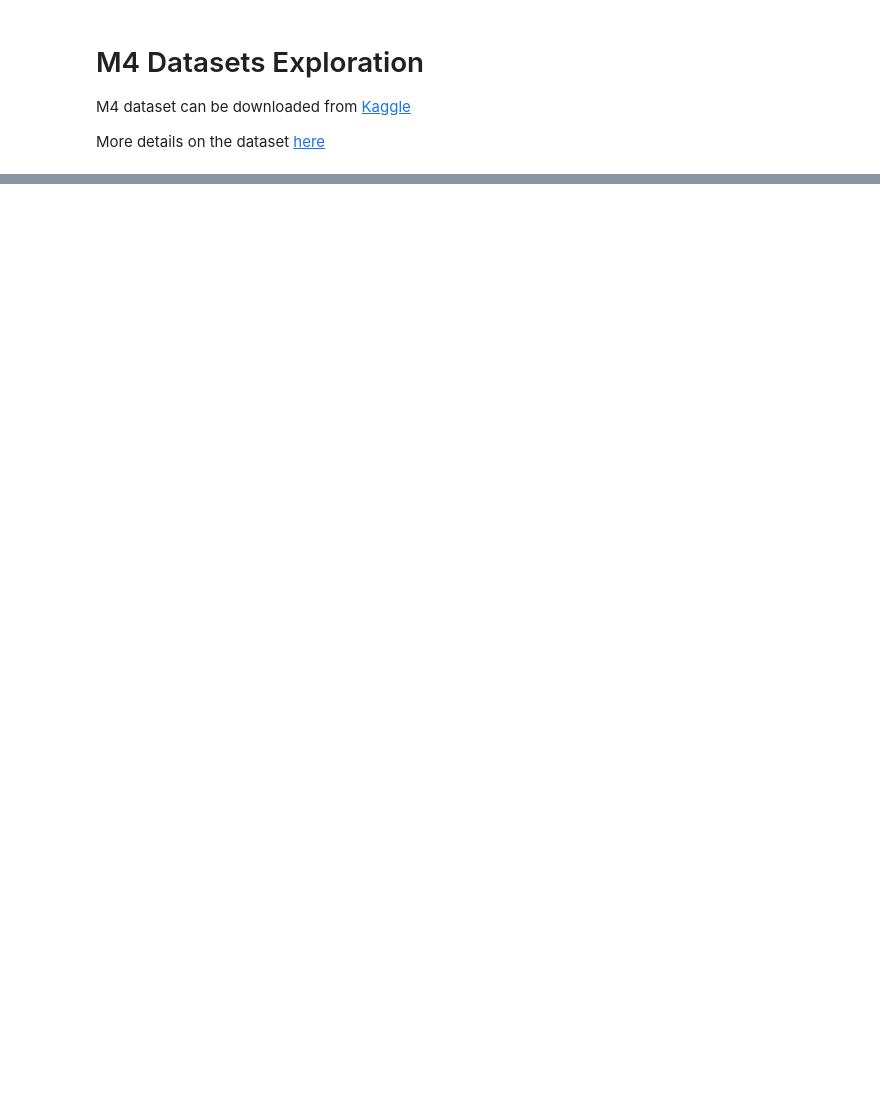
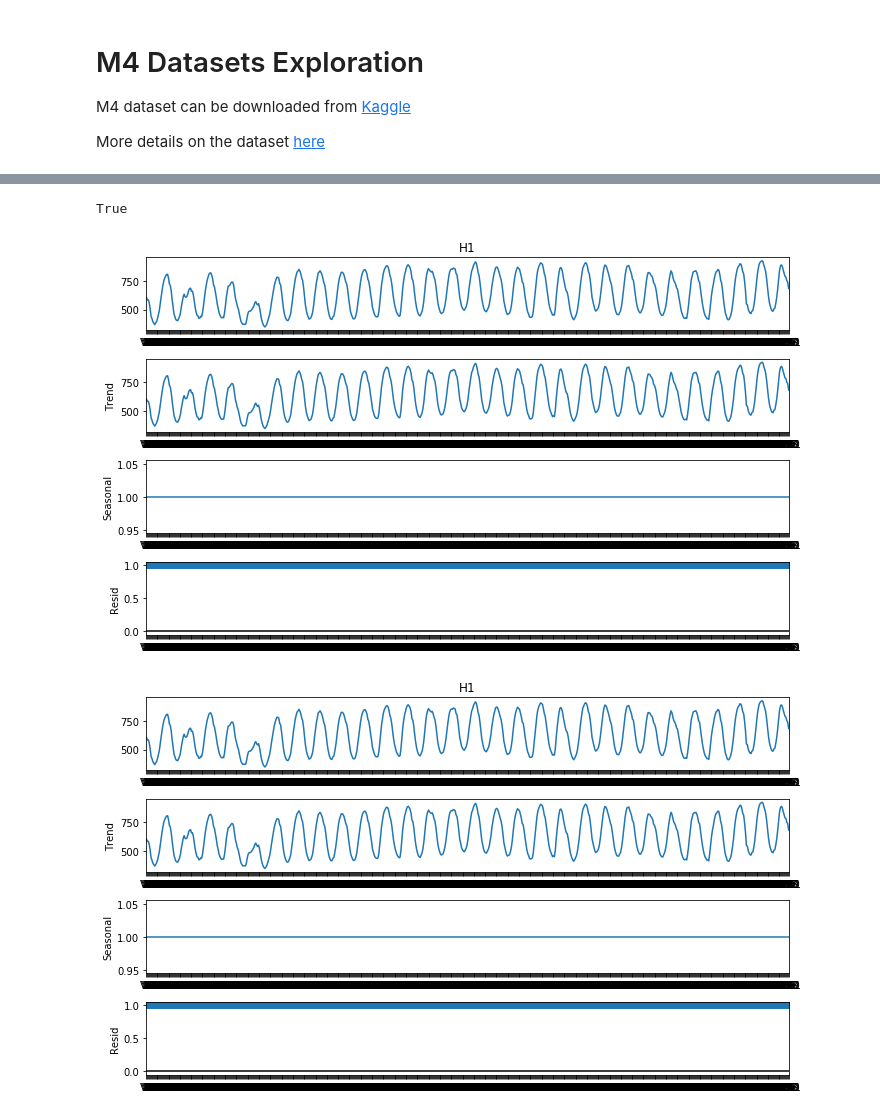
Before and after one commit to DanyJoly/m4, a Jupyter notebook: notebooks/m4_exploration.ipynb, the cells around one changed output, grey strips where cells are left out. Drawn from its saved outputs; the diff is of its cells as text; code cells hidden in the pictures; blank space fills up the shorter version.

Commit message:
Added decomposition of TS into trend, seasonality and noise and a few M4-related papers.

```diff
--- a/notebooks/m4_exploration.ipynb
+++ b/notebooks/m4_exploration.ipynb
@@ -72,7 +115,9 @@ def trim(df, index):
     s = df.iloc[index, ]
     return s.loc[:s.last_valid_index()]
 
-trim(hourly_train, 0)
+ht0 = trim(hourly_train, 0)
 # %%
 # For performance, confirm that this is returning a view, not a copy
-hourly_train.values.base is s.values.base
+hourly_train.values.base is ht0.values.base
+# %% [output]
+True
@@ -95,3 +130,11 @@ dfs.append(quarterly_test)
 for df in dfs:
     for i in range(df.shape[0]):
         assert(trim(df, i).isnull().sum() == 0)
+# %%
+# Let's try naive decomposition...
+# actually neither Multiplicative or Additive models are able to extract the obvious seasonality of H0 without period defined.
+result = seasonal.seasonal_decompose(ht0, period=1, model='multiplicative')
+result.plot()
+# %% [output]
+[figure, added]
+[figure, added]
```
Also changed, not shown: parts of 23 cells of this notebook, 3 other files.
